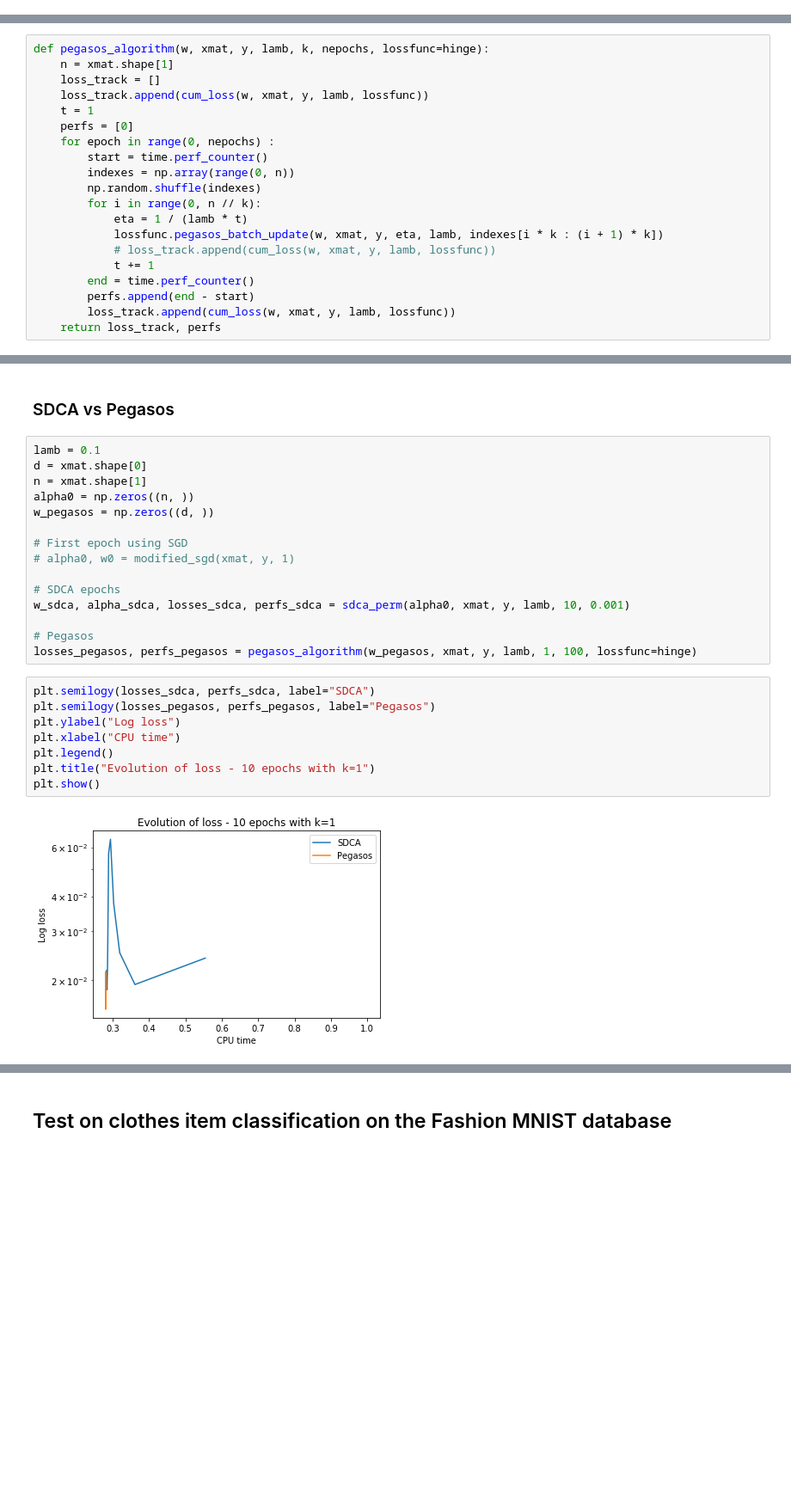
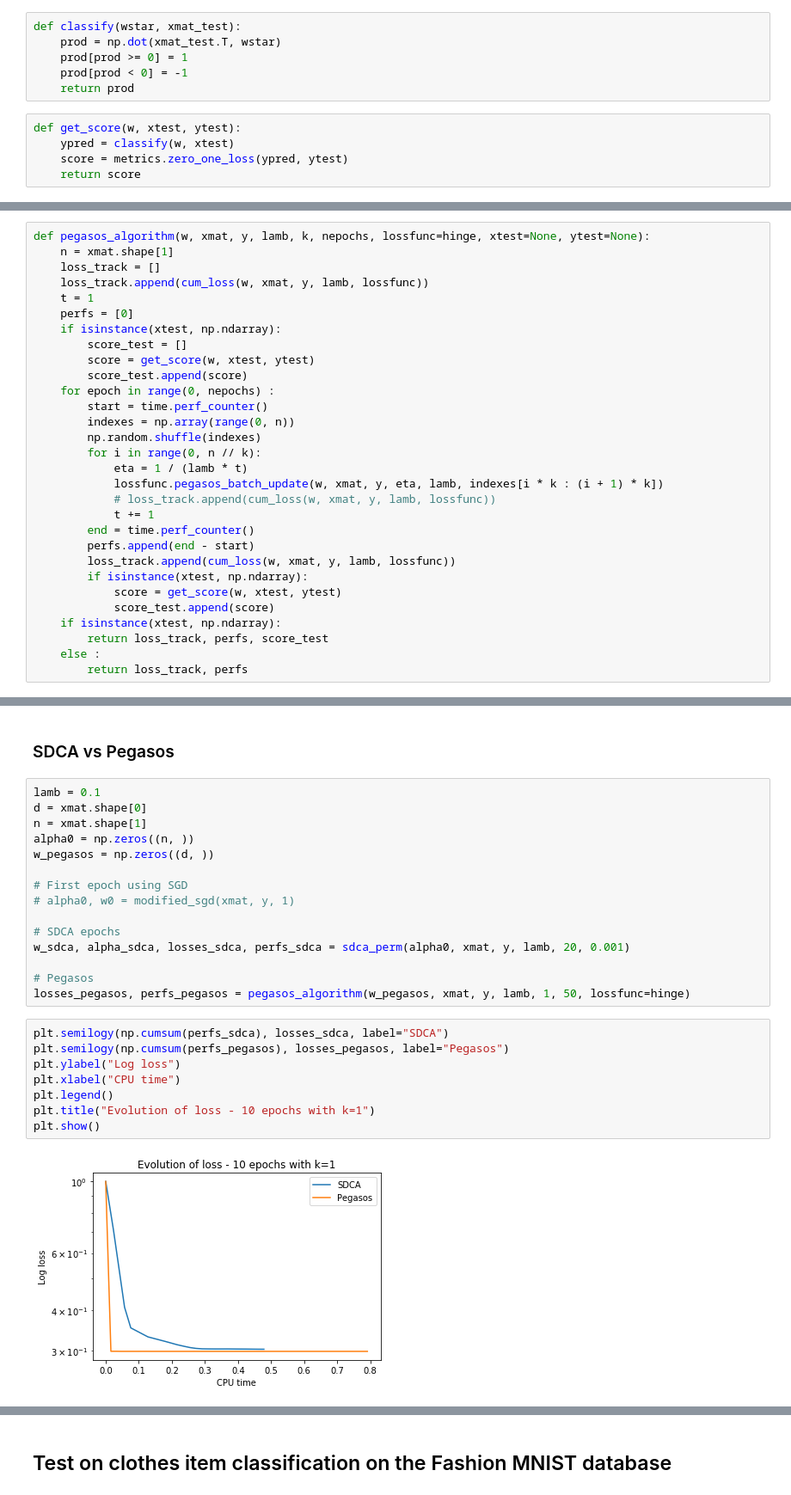
Before and after one commit to BoucheDimitri/SOADML, a Jupyter notebook: SDCA.ipynb, the cells around one changed output, grey strips where cells are left out. Shown at 86% size. Drawn from its saved outputs; the diff is of its cells as text; blank space fills up the shorter version.

Commit message:
Added score tracking on test base

```diff
--- a/SDCA.ipynb
+++ b/SDCA.ipynb
@@ -190,3 +192,14 @@ def modified_sgd(xmat, y, lamb, lossfunc=hinge):
+# %%
+def classify(wstar, xmat_test):
+    prod = np.dot(xmat_test.T, wstar)
+    prod[prod >= 0] = 1
+    prod[prod < 0] = -1
+    return prod
+# %%
+def get_score(w, xtest, ytest):
+    ypred = classify(w, xtest)
+    score = metrics.zero_one_loss(ypred, ytest)
+    return score
 # %% [markdown]
 ## SDCA Perm
 # %%
@@ -242,12 +269,16 @@ def hinge_loss_update(w, xmat, y, eta, lamb, batch_indexes):
 
 hinge.set_pegasos_batch_update(hinge_loss_update)
 # %%
-def pegasos_algorithm(w, xmat, y, lamb, k, nepochs, lossfunc=hinge):
+def pegasos_algorithm(w, xmat, y, lamb, k, nepochs, lossfunc=hinge, xtest=None, ytest=None):
     n = xmat.shape[1]
     loss_track = []
     loss_track.append(cum_loss(w, xmat, y, lamb, lossfunc))
     t = 1
     perfs = [0]
+    if isinstance(xtest, np.ndarray):
+        score_test = []
+        score = get_score(w, xtest, ytest)
+        score_test.append(score)
     for epoch in range(0, nepochs) :
         start = time.perf_counter()
         indexes = np.array(range(0, n))
@@ -260,7 +291,13 @@ def pegasos_algorithm(w, xmat, y, lamb, k, nepochs, lossfunc=hinge):
         end = time.perf_counter()
         perfs.append(end - start)
         loss_track.append(cum_loss(w, xmat, y, lamb, lossfunc))
-    return loss_track, perfs
+        if isinstance(xtest, np.ndarray):
+            score = get_score(w, xtest, ytest)
+            score_test.append(score)
+    if isinstance(xtest, np.ndarray):
+        return loss_track, perfs, score_test
+    else :
+        return loss_track, perfs
 # %% [markdown]
 ## Deduction of a classifier and adaptation to multiclass problems
 # %%
@@ -314,20 +351,20 @@ w_pegasos = np.zeros((d, ))
 # alpha0, w0 = modified_sgd(xmat, y, 1)
 
 # SDCA epochs
-w_sdca, alpha_sdca, losses_sdca, perfs_sdca = sdca_perm(alpha0, xmat, y, lamb, 10, 0.001)
+w_sdca, alpha_sdca, losses_sdca, perfs_sdca = sdca_perm(alpha0, xmat, y, lamb, 20, 0.001)
 
 # Pegasos
-losses_pegasos, perfs_pegasos = pegasos_algorithm(w_pegasos, xmat, y, lamb, 1, 100, lossfunc=hinge)
+losses_pegasos, perfs_pegasos = pegasos_algorithm(w_pegasos, xmat, y, lamb, 1, 50, lossfunc=hinge)
 # %%
-plt.semilogy(losses_sdca, perfs_sdca, label="SDCA")
-plt.semilogy(losses_pegasos, perfs_pegasos, label="Pegasos")
+plt.semilogy(np.cumsum(perfs_sdca), losses_sdca, label="SDCA")
+plt.semilogy(np.cumsum(perfs_pegasos), losses_pegasos, label="Pegasos")
 plt.ylabel("Log loss")
 plt.xlabel("CPU time")
 plt.legend()
 plt.title("Evolution of loss - 10 epochs with k=1")
 plt.show()
 # %% [output]
-[figure, old version]
+[figure, new version]
 # %%
 fig, axes = plt.subplots(1, 2)
 xs_plus1 = data_from_label(xmat, y, 1)
```
Also changed, not shown: parts of 13 cells of this notebook.
